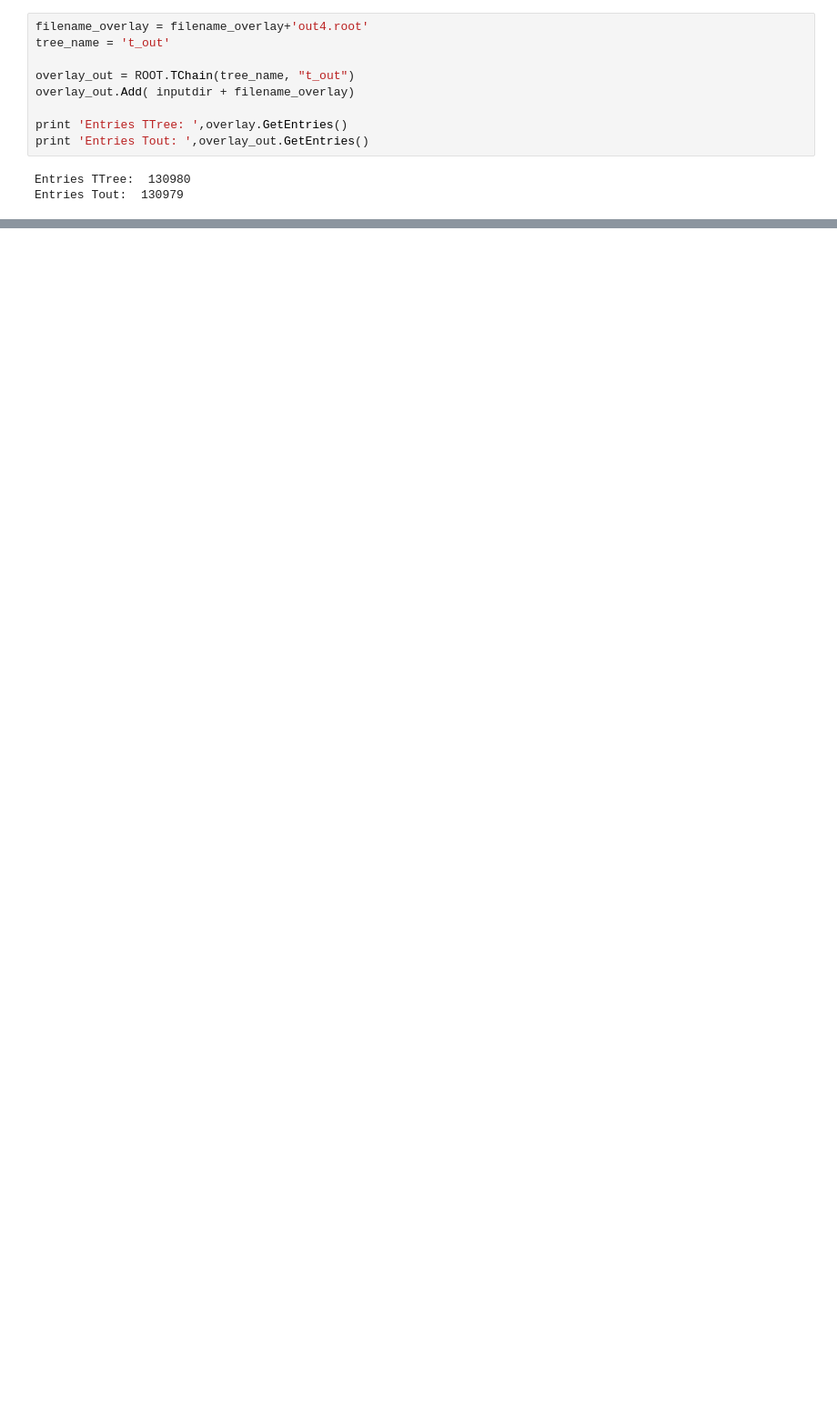
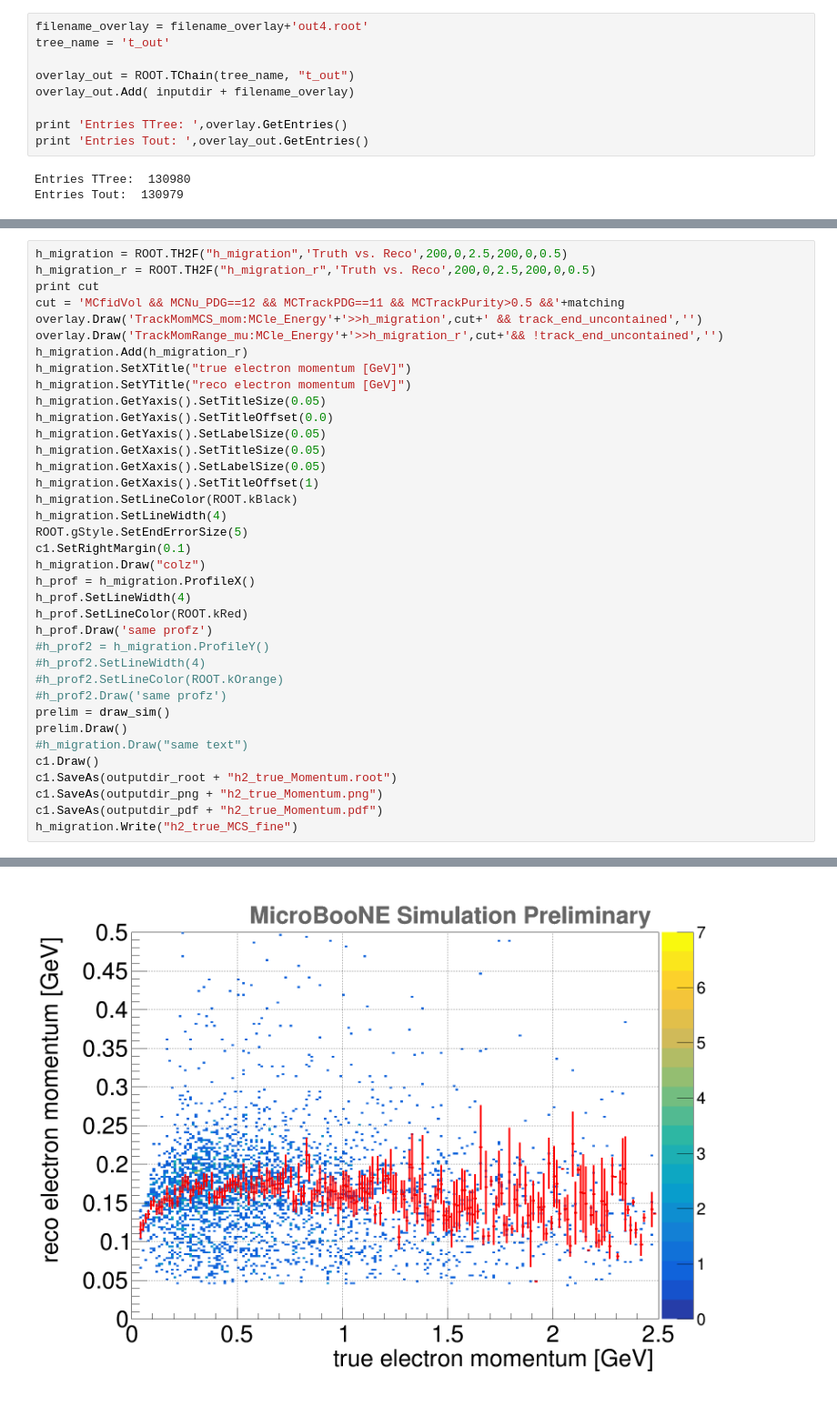
Before and after one commit to thomasmettler/ub_analysis_notebooks, a Jupyter notebook: cross_section/Nue_check.ipynb, the cells around one changed output, grey strips where cells are left out. Shown at 91% size. Saved outputs shown, nothing was run; the diff lists cells and outputs as text; blank space fills up the shorter version.

```diff
--- a/cross_section/Nue_check.ipynb
+++ b/cross_section/Nue_check.ipynb
@@ -144,0 +354,38 @@ Nues passing cut:  5924
+# %%
+h_migration = ROOT.TH2F("h_migration",'Truth vs. Reco',200,0,2.5,200,0,0.5)
+h_migration_r = ROOT.TH2F("h_migration_r",'Truth vs. Reco',200,0,2.5,200,0,0.5)
+print cut
+cut = 'MCfidVol && MCNu_PDG==12 && MCTrackPDG==11 && MCTrackPurity>0.5 &&'+matching
+overlay.Draw('TrackMomMCS_mom:MCle_Energy'+'>>h_migration',cut+' && track_end_uncontained','')
+overlay.Draw('TrackMomRange_mu:MCle_Energy'+'>>h_migration_r',cut+'&& !track_end_uncontained','')
+h_migration.Add(h_migration_r)
+h_migration.SetXTitle("true electron momentum [GeV]")
+h_migration.SetYTitle("reco electron momentum [GeV]")
+h_migration.GetYaxis().SetTitleSize(0.05)
+h_migration.GetYaxis().SetTitleOffset(0.0)
+h_migration.GetYaxis().SetLabelSize(0.05)
+h_migration.GetXaxis().SetTitleSize(0.05)
+h_migration.GetXaxis().SetLabelSize(0.05)
+h_migration.GetXaxis().SetTitleOffset(1)
+h_migration.SetLineColor(ROOT.kBlack)
+h_migration.SetLineWidth(4)
+ROOT.gStyle.SetEndErrorSize(5)
+c1.SetRightMargin(0.1)
+h_migration.Draw("colz")
+h_prof = h_migration.ProfileX()
+h_prof.SetLineWidth(4)
+h_prof.SetLineColor(ROOT.kRed)
+h_prof.Draw('same profz')
+#h_prof2 = h_migration.ProfileY()
+#h_prof2.SetLineWidth(4)
+#h_prof2.SetLineColor(ROOT.kOrange)
+#h_prof2.Draw('same profz')
+prelim = draw_sim()
+prelim.Draw()
+#h_migration.Draw("same text")
+c1.Draw()
+c1.SaveAs(outputdir_root + "h2_true_Momentum.root")
+c1.SaveAs(outputdir_png + "h2_true_Momentum.png")
+c1.SaveAs(outputdir_pdf + "h2_true_Momentum.pdf")
+h_migration.Write("h2_true_MCS_fine")
+# %% [output]
@@ -144,0 +397 @@ Nues passing cut:  5924
+[figure, added]
```
Also changed, not shown: parts of 22 cells of this notebook, 33 other files.
